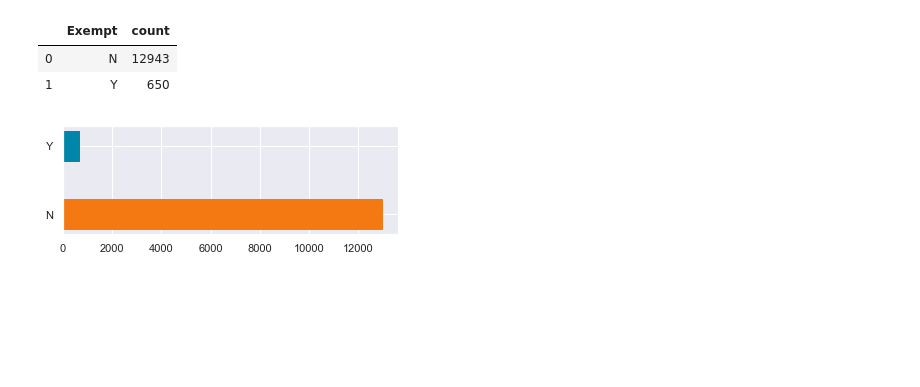
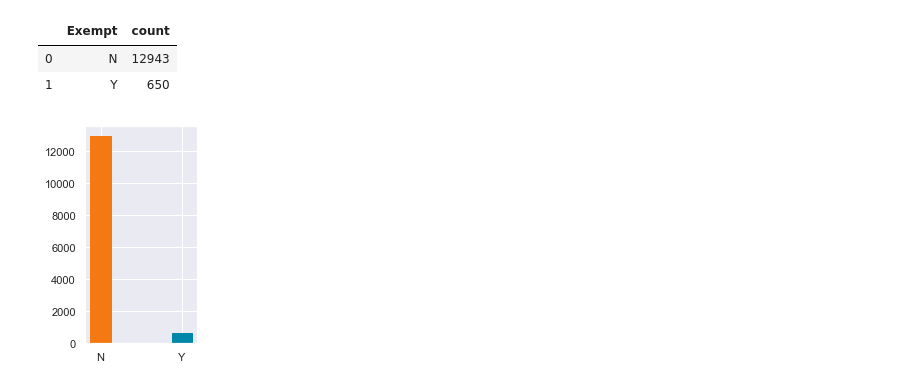
Before and after one commit to NYCPlanning/ann, a Jupyter notebook: proxcode 2020-03/notebooks/ProxCode Analysis.ipynb, the cells around one changed output. Drawn from its saved outputs; the diff is of its cells as text; code cells hidden in the pictures; blank space fills up the shorter version.

```diff
--- a/proxcode 2020-03/notebooks/ProxCode Analysis.ipynb
+++ b/proxcode 2020-03/notebooks/ProxCode Analysis.ipynb
@@ -196,10 +196,10 @@ tax_exempt_breakout
 | 0 | N | 5270 |
 | 1 | Y | 207 |
 # %%
-rcParams['figure.figsize'] = 6, 2
+rcParams['figure.figsize'] = 2, 4
 xlist = tax_exempt_breakout['Exempt'].to_list()
 ylist = tax_exempt_breakout['count'].to_list()
-barlist=plt.barh(xlist, ylist, height=.45)
+barlist=plt.bar(xlist, ylist, width=.25)
 barlist[0].set_color('#f47912')
 barlist[1].set_color('#0086a8')
 plt.show()
@@ -334,12 +334,12 @@ tax_exempt_breakout
 | 0 | N | 12943 |
 | 1 | Y | 650 |
 # %%
-rcParams['figure.figsize'] = 6, 2
+rcParams['figure.figsize'] = 2, 4
 xlist = tax_exempt_breakout['Exempt'].to_list()
 ylist = tax_exempt_breakout['count'].to_list()
-barlist=plt.barh(xlist, ylist, height=.45)
+barlist=plt.bar(xlist, ylist, width=.25)
 barlist[0].set_color('#f47912')
 barlist[1].set_color('#0086a8')
 plt.show()
 # %% [output]
-[figure, old version]
+[figure, new version]
```
Also changed, not shown: parts of 4 cells of this notebook.
